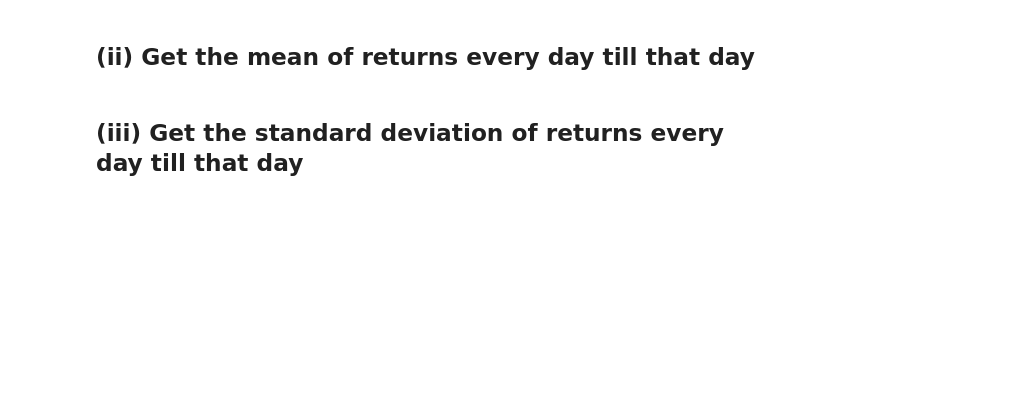
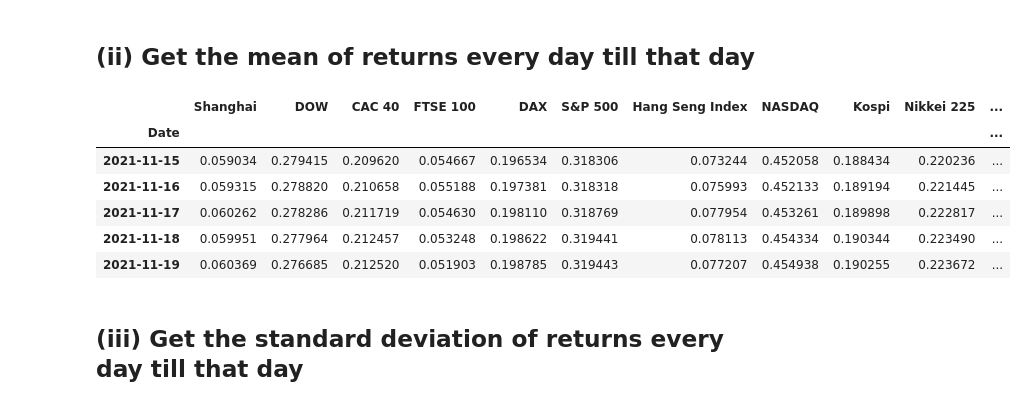
Before and after one commit to binomy/aifm, a Jupyter notebook: week03/day02/labs/stocks_to_zscores.ipynb, the cells around one changed output. Cells and saved outputs as stored; diff of their text form; code cells hidden in the pictures; blank space fills up the shorter version.

```diff
--- a/week03/day02/labs/stocks_to_zscores.ipynb
+++ b/week03/day02/labs/stocks_to_zscores.ipynb
@@ -64,6 +76,16 @@ period = 5 #For rolling weekly returns
 ## (ii) Get the mean of returns every day till that day
 # %%
 #Find the expanding mean (Mean till the current date every day)
+period_returns_mean = period_rets.expanding().mean()
+period_returns_mean.tail()
+# %% [output]
+|  | Shanghai | DOW | CAC 40 | FTSE 100 | DAX | S&P 500 | Hang Seng Index | NASDAQ | Kospi | Nikkei 225 | ... |
+| Date |  |  |  |  |  |  |  |  |  |  | ... |
+| 2021-11-15 | 0.059034 | 0.279415 | 0.209620 | 0.054667 | 0.196534 | 0.318306 | 0.073244 | 0.452058 | 0.188434 | 0.220236 | ... |
+| 2021-11-16 | 0.059315 | 0.278820 | 0.210658 | 0.055188 | 0.197381 | 0.318318 | 0.075993 | 0.452133 | 0.189194 | 0.221445 | ... |
+| 2021-11-17 | 0.060262 | 0.278286 | 0.211719 | 0.054630 | 0.198110 | 0.318769 | 0.077954 | 0.453261 | 0.189898 | 0.222817 | ... |
+| 2021-11-18 | 0.059951 | 0.277964 | 0.212457 | 0.053248 | 0.198622 | 0.319441 | 0.078113 | 0.454334 | 0.190344 | 0.223490 | ... |
+| 2021-11-19 | 0.060369 | 0.276685 | 0.212520 | 0.051903 | 0.198785 | 0.319443 | 0.077207 | 0.454938 | 0.190255 | 0.223672 | ... |
 # %% [markdown]
 ## (iii) Get the standard deviation of returns every day till that day
 # %%
```
Also changed, not shown: parts of 10 cells of this notebook, 12 other files.
